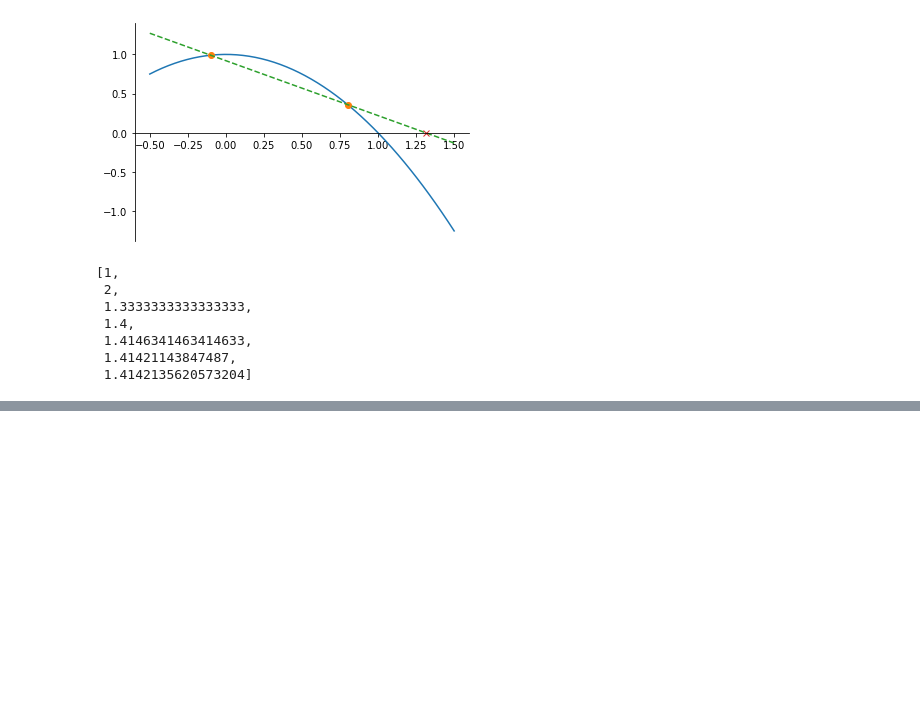
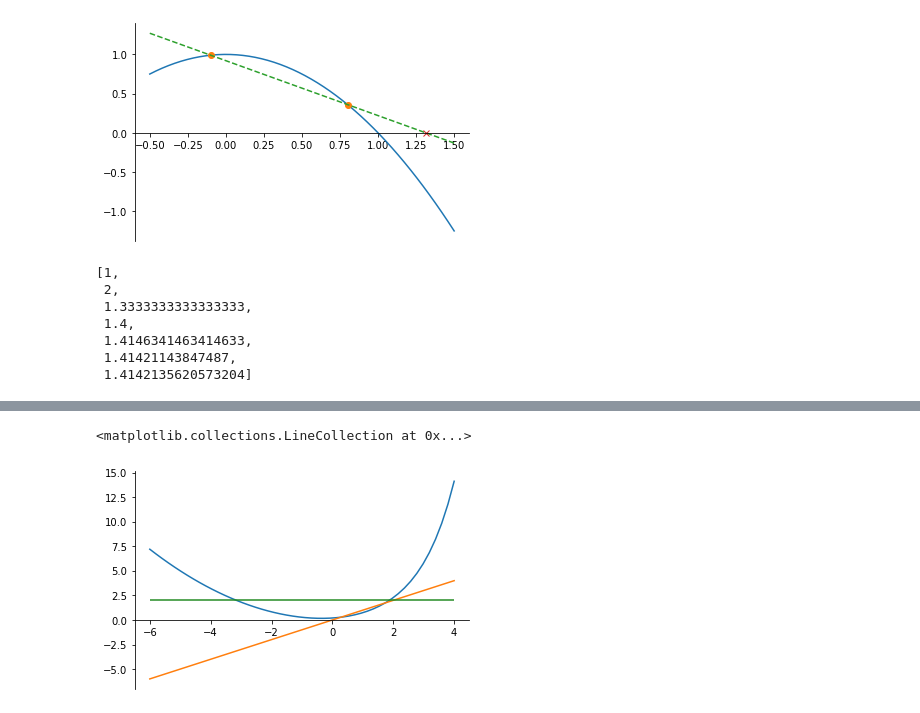
Before and after one commit to knkillname/Notas-de-Metodos-Numericos, a Jupyter notebook: 2. Ecuaciones no lineales.ipynb, the cells around one changed output, grey strips where cells are left out. Saved outputs shown, nothing was run; the diff lists cells and outputs as text; code cells hidden in the pictures; blank space fills up the shorter version.

```diff
--- a/2. Ecuaciones no lineales.ipynb
+++ b/2. Ecuaciones no lineales.ipynb
@@ -297,0 +398,13 @@ print(x)
+# %%
+fig, ax = plt.subplots()
+ax.spines[["bottom"]].set_position(("data", 0))  # Dibujar el eje x en y = 0.
+ax.spines[["top", "right"]].set_visible(False)  # Quitar bordes sup. y der.
+
+x = np.linspace(-6, 4)
+y = (1/5)*(np.exp(x) + x**2)
+ax.plot(x, y)
+ax.plot(x, x)
+ax.hlines([2], x[0], x[-1], color="forestgreen")
+# %% [output]
+<matplotlib.collections.LineCollection at 0x...>
+[figure, added]
```
Also changed, not shown: parts of 22 cells of this notebook.
